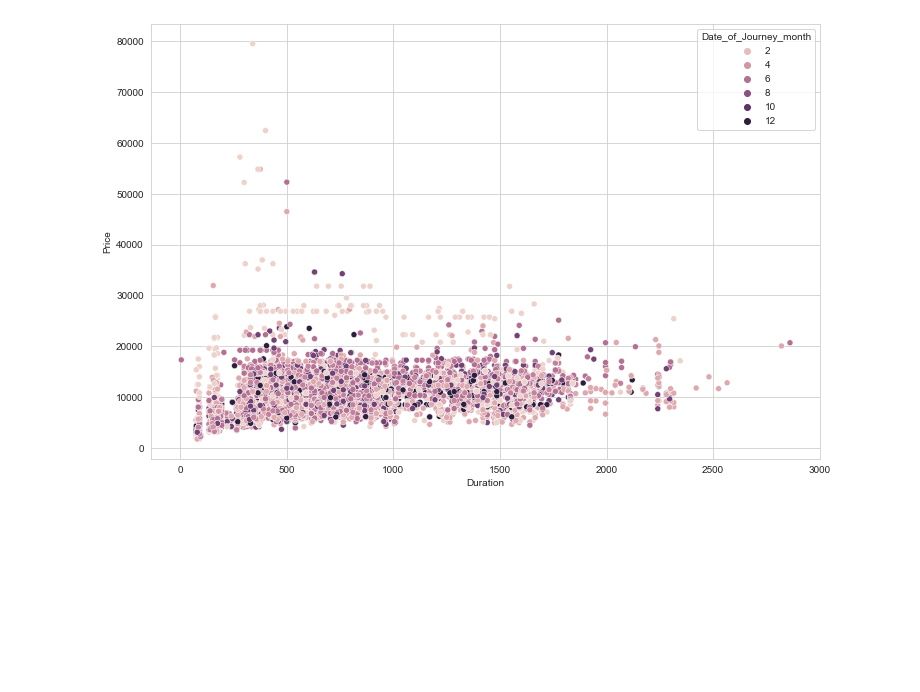
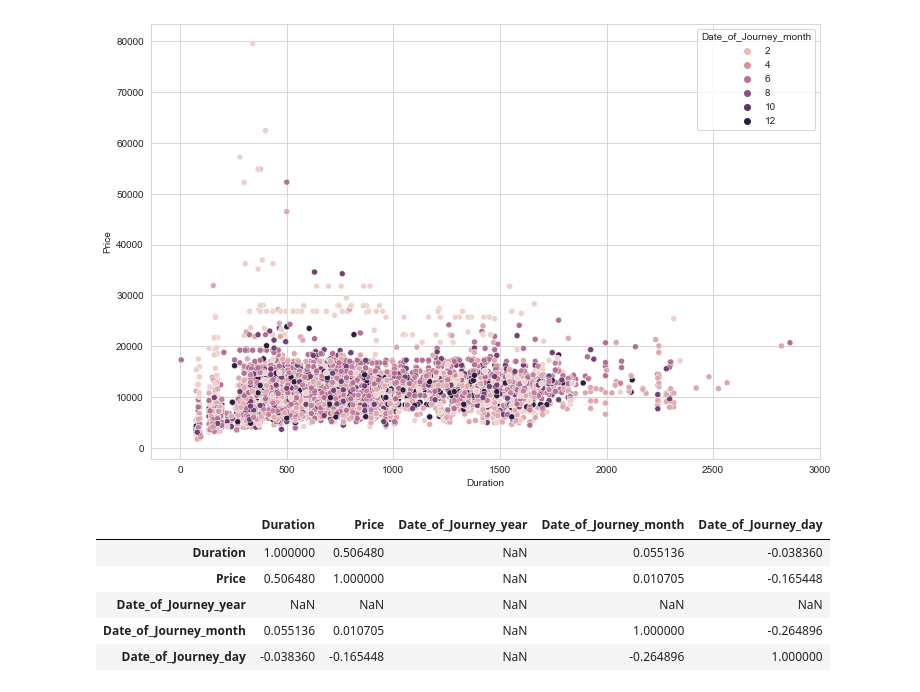
Before and after one commit to saquibmohiuddin/flight-fare-prediction, a Jupyter notebook: flight_fare.ipynb, the cells around one changed output. Cells and saved outputs as stored; diff of their text form; code cells hidden in the pictures; blank space fills up the shorter version.

```diff
--- a/flight_fare.ipynb
+++ b/flight_fare.ipynb
@@ -315,3 +315,12 @@ sns.scatterplot(x=df_train["Duration"], y = df_train["Price"], hue = df_train["D
 # %% [output]
 <AxesSubplot:xlabel='Duration', ylabel='Price'>
 [figure]
+# %%
+df_train.corr()
+# %% [output]
+|  | Duration | Price | Date_of_Journey_year | Date_of_Journey_month | Date_of_Journey_day |
+| Duration | 1.000000 | 0.506480 | NaN | 0.055136 | -0.038360 |
+| Price | 0.506480 | 1.000000 | NaN | 0.010705 | -0.165448 |
+| Date_of_Journey_year | NaN | NaN | NaN | NaN | NaN |
+| Date_of_Journey_month | 0.055136 | 0.010705 | NaN | 1.000000 | -0.264896 |
+| Date_of_Journey_day | -0.038360 | -0.165448 | NaN | -0.264896 | 1.000000 |
```
